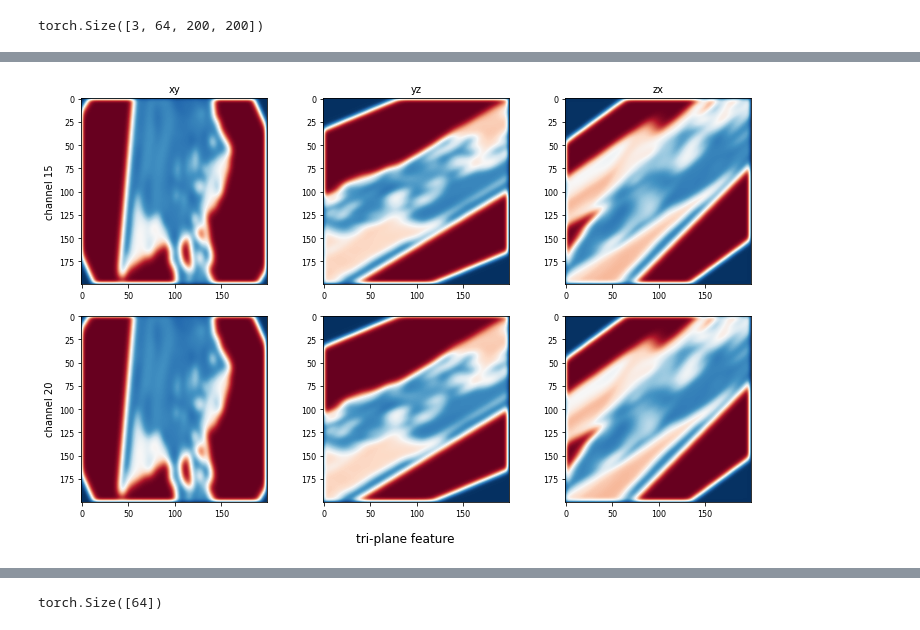
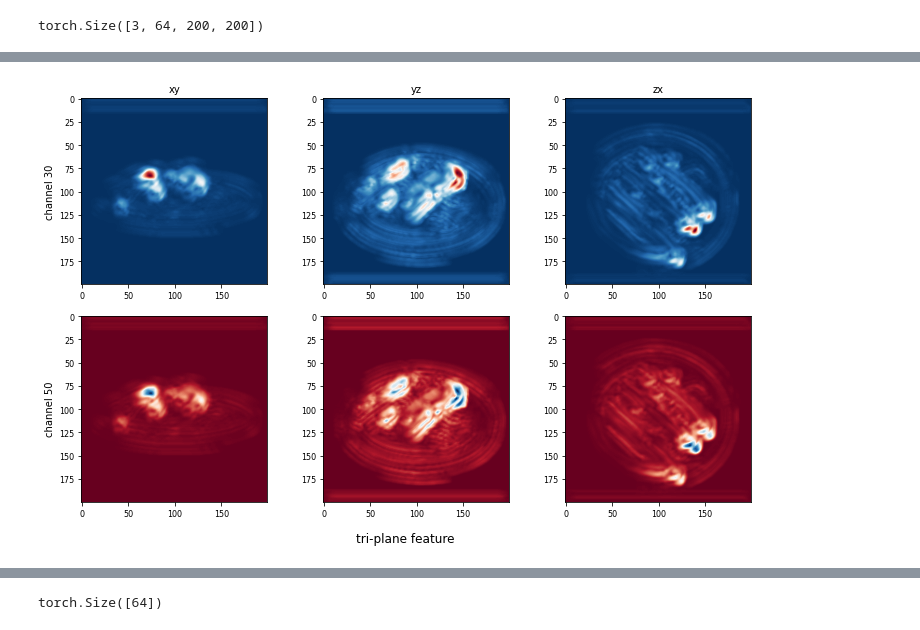
Before and after one commit to hbell99/DirectVoxGO, a Jupyter notebook: visualize_feature.ipynb, the cells around one changed output, grey strips where cells are left out. Cells and saved outputs as stored; diff of their text form; code cells hidden in the pictures.

```diff
--- a/visualize_feature.ipynb
+++ b/visualize_feature.ipynb
@@ -78,8 +93,8 @@ def read_poses(path, idxs):
     poses = np.stack(poses)
     return poses
 # %%
-imagedir = '/home/hydeng/data/NeRF_data/nerf_synthetic/lego/train'
-json_path = '/home/hydeng/data/NeRF_data/nerf_synthetic/lego/transforms_train.json'
+imagedir = './data/nerf_synthetic/hotdog/train'
+json_path = './data/nerf_synthetic/hotdog/transforms_train.json'
 idxs = [34, 49, 63]
 
 images = []
@@ -103,4 +118,7 @@ h, w = h // 4, w // 4
 resize = transforms.Resize([h, w])
 images = resize(images)
 images = (images - 0.5) / 0.5
+
+images = images.to(device)
+poses = poses.to(device)
 # %%
@@ -125,7 +144,7 @@ for i, s in enumerate(splits):
 
 for i, channel in enumerate(channels):
     for j, s in enumerate(splits):
-        axes[i, j].imshow(backbone_feats[s][0][channel].detach().numpy(), cmap='RdBu')
+        axes[i, j].imshow(backbone_feats[s][0][channel].detach().cpu().numpy(), cmap='RdBu')
         axes[i, j].xaxis.set_tick_params(labelsize=8)
         axes[i, j].yaxis.set_tick_params(labelsize=8)
 
@@ -143,0 +163,31 @@ plt.show()
+# %%
+del feats
+nl_feats = model.nl_density_attention(backbone_feats, scene_id=0, is_test=True)
+print(nl_feats.shape)
+splits = [[0],[1],[2]]
+channels = [15, 20]
+fig, axes = plt.subplots(nrows=2, ncols=3, figsize=(12, 8))
+plt.subplots_adjust(left=None,bottom=None,right=None,top=None,wspace=0.3, hspace=0)
+vmin, vmax = 1e6, -1e6
+for i, s in enumerate(splits):
+    nl_feats[s] = (nl_feats[s] - nl_feats[s].min()) / (nl_feats[s].max() - nl_feats[s].min())
+
+    vmin = min(nl_feats[s].min().item(), vmin)
+    vmax = max(nl_feats[s].max().item(), vmax)
+
+for i, channel in enumerate(channels):
+    for j, s in enumerate(splits):
+        axes[i, j].imshow(nl_feats[s][0][channel].detach().cpu().numpy(), cmap='RdBu')
+        axes[i, j].xaxis.set_tick_params(labelsize=8)
+        axes[i, j].yaxis.set_tick_params(labelsize=8)
+
+rows = [f'channel {i}' for i in channels]
+cols = [f'img_{i}' for i in [34, 49, 63]]
+for ax, row in zip(axes[:,0], rows):
+    ax.set_ylabel(row, rotation=90, fontsize=10)
+
+for ax, col in zip(axes[0], cols):
+    ax.set_title(col, fontsize=10)
+
+plt.suptitle('non-local encoded feature', y=0.1)
+plt.show()
@@ -144,34 +200,35 @@ plt.show()
 # %%
+feats = model.encode_feat_inference(images, poses, scene_id=5)
 splits = ['xy', 'yz', 'zx']
-channels = [15, 20]
+channels = [30, 50]
 fig, axes = plt.subplots(nrows=2, ncols=3, figsize=(12, 8))
 plt.subplots_adjust(left=None,bottom=None,right=None,top=None,wspace=0.3, hspace=0)
 vmin, vmax = 1e6, -1e6
 for i, s in enumerate(splits):
     feats[s] = (feats[s] - feats[s].min()) / (feats[s].max() - feats[s].min())
 
     vmin = min(feats[s].min().item(), vmin)
     vmax = max(feats[s].max().item(), vmax)
 
 for i, channel in enumerate(channels):
     for j, s in enumerate(splits):
-        axes[i, j].imshow(feats[s][0][channel].detach().numpy(), cmap='RdBu')
+        axes[i, j].imshow(feats[s][0][channel].detach().cpu().numpy(), cmap='RdBu')
         axes[i, j].xaxis.set_tick_params(labelsize=8)
         axes[i, j].yaxis.set_tick_params(labelsize=8)
 
 rows = [f'channel {i}' for i in channels]
 cols = splits
 for ax, row in zip(axes[:,0], rows):
     ax.set_ylabel(row, rotation=90, fontsize=10)
 
 for ax, col in zip(axes[0], cols):
     ax.set_title(col, fontsize=10)
 
 
 plt.suptitle('tri-plane feature',y=0.1)
 plt.show()
 # %% [output]
-[figure, old version]
+[figure, new version]
 # %%
 print(torch.cosine_similarity(feats['xy'][0][:, 0, 0].unsqueeze(0), feats['yz'][0][:, 0, 0].unsqueeze(0)))
 # %% [output]
```
Also changed, not shown: parts of 24 cells of this notebook, 5 other files.
